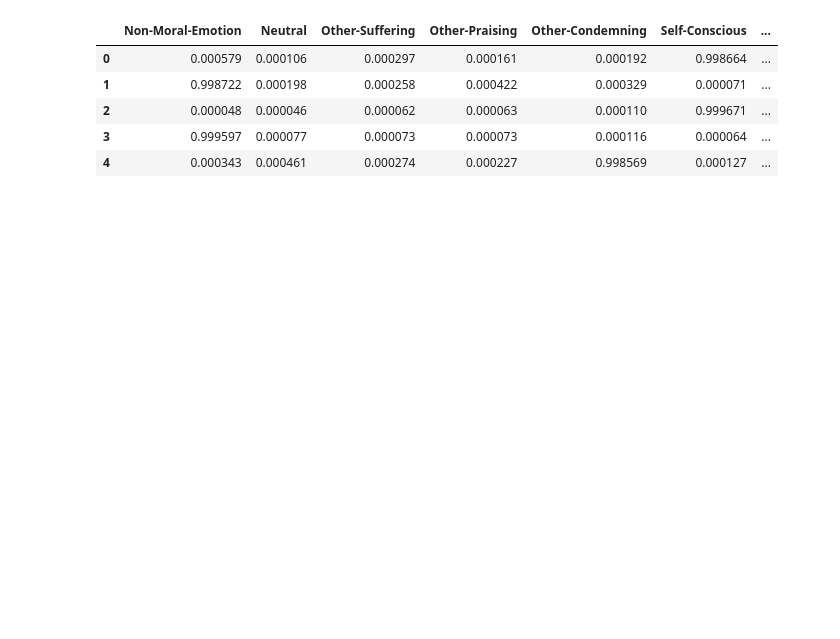
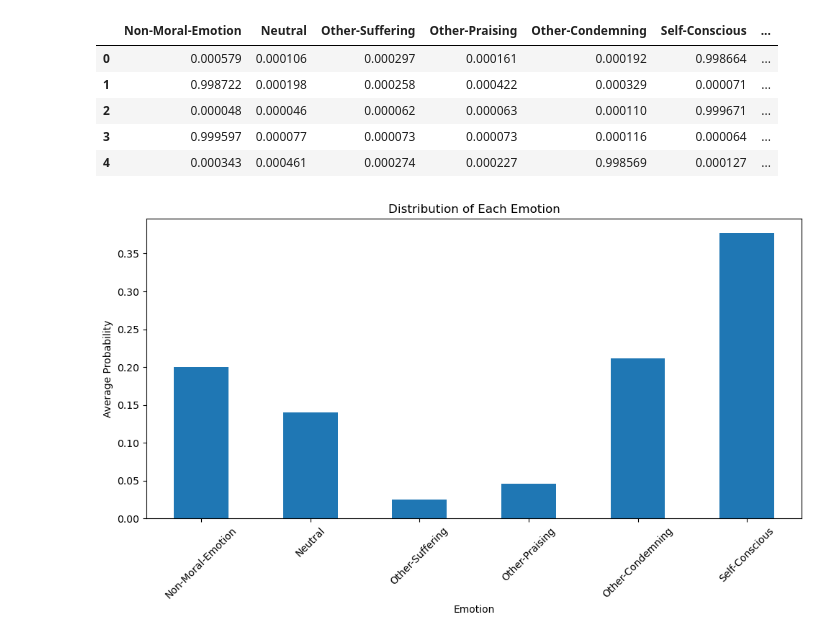
Before and after one commit to jaehyoyi/Moral-Emotion, a Jupyter notebook: KOME_BERT.ipynb, the cells around one changed output. Cells and saved outputs as stored; diff of their text form; code cells hidden in the pictures; blank space fills up the shorter version.

```diff
--- a/KOME_BERT.ipynb
+++ b/KOME_BERT.ipynb
@@ -141,0 +142,29 @@ probabilities_df.head()
+# %%
+#code for historgram of the distribution of the emotions
+import pandas as pd
+import matplotlib.pyplot as plt
+
+# Load the probabilities CSV file
+file_path = '/Users/jaehyoyi/Desktop/인화원/MORAL_EMOTION/Moral-Emotion/predictions_probabilities.csv'  # Update this path to your local file
+probabilities_df = pd.read_csv(file_path)
+
+# Calculate the mean probabilities for each emotion to get the distribution
+mean_probabilities = probabilities_df[['Non-Moral-Emotion', 'Neutral', 'Other-Suffering', 'Other-Praising', 'Other-Condemning', 'Self-Conscious']].mean()
+
+# Plot the distribution of each emotion
+plt.figure(figsize=(10, 6))
+mean_probabilities.plot(kind='bar')
+plt.title('Distribution of Each Emotion')
+plt.xlabel('Emotion')
+plt.ylabel('Average Probability')
+plt.xticks(rotation=45)
+plt.tight_layout()
+
+# Save the plot as an image
+plot_path = 'emotion_distribution.png'  # Update this path if needed
+plt.savefig(plot_path)
+
+# Display the plot
+plt.show()
+# %% [output]
+[figure, added]
```
Also changed, not shown: parts of 3 cells of this notebook, 7 other files.
